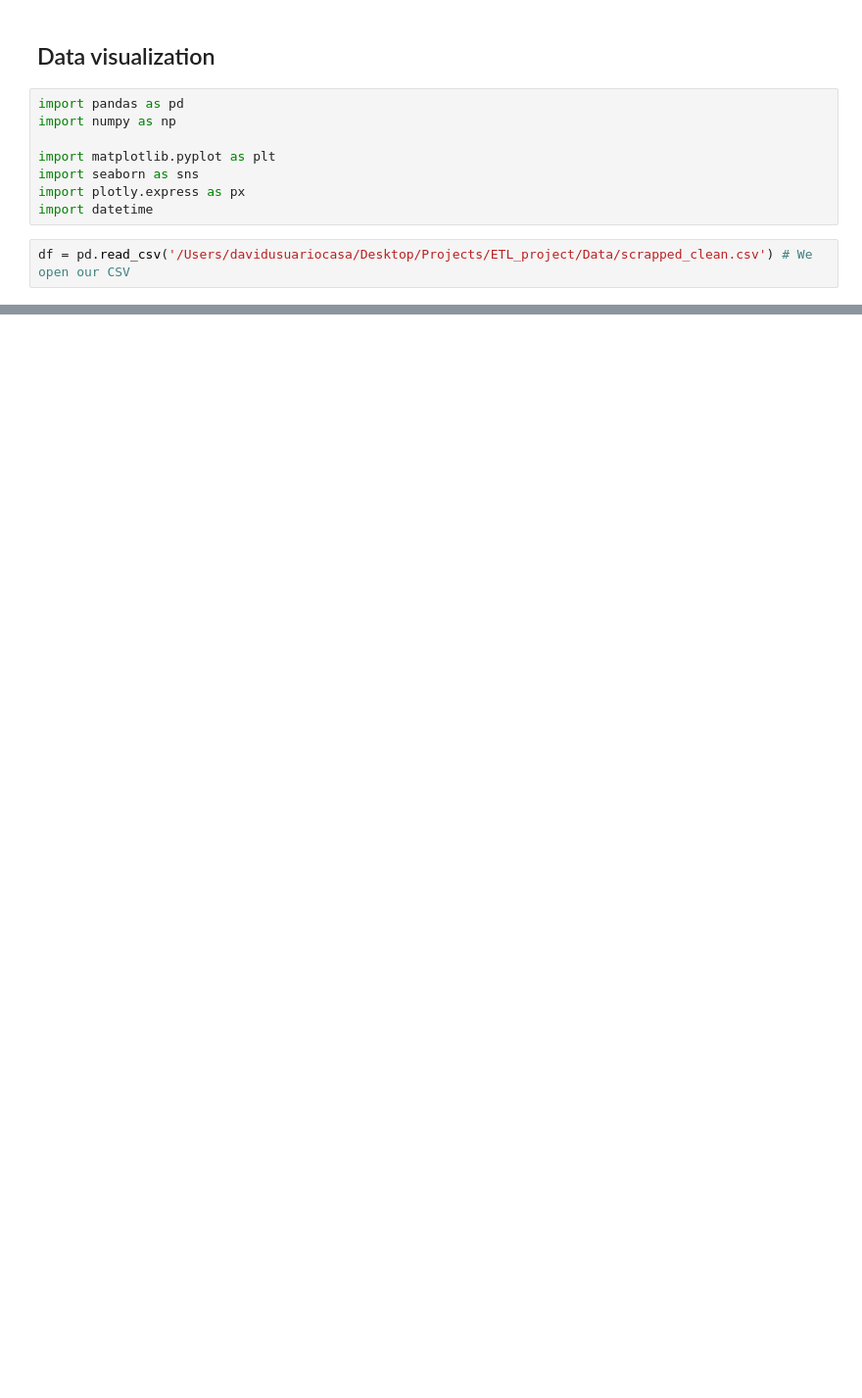
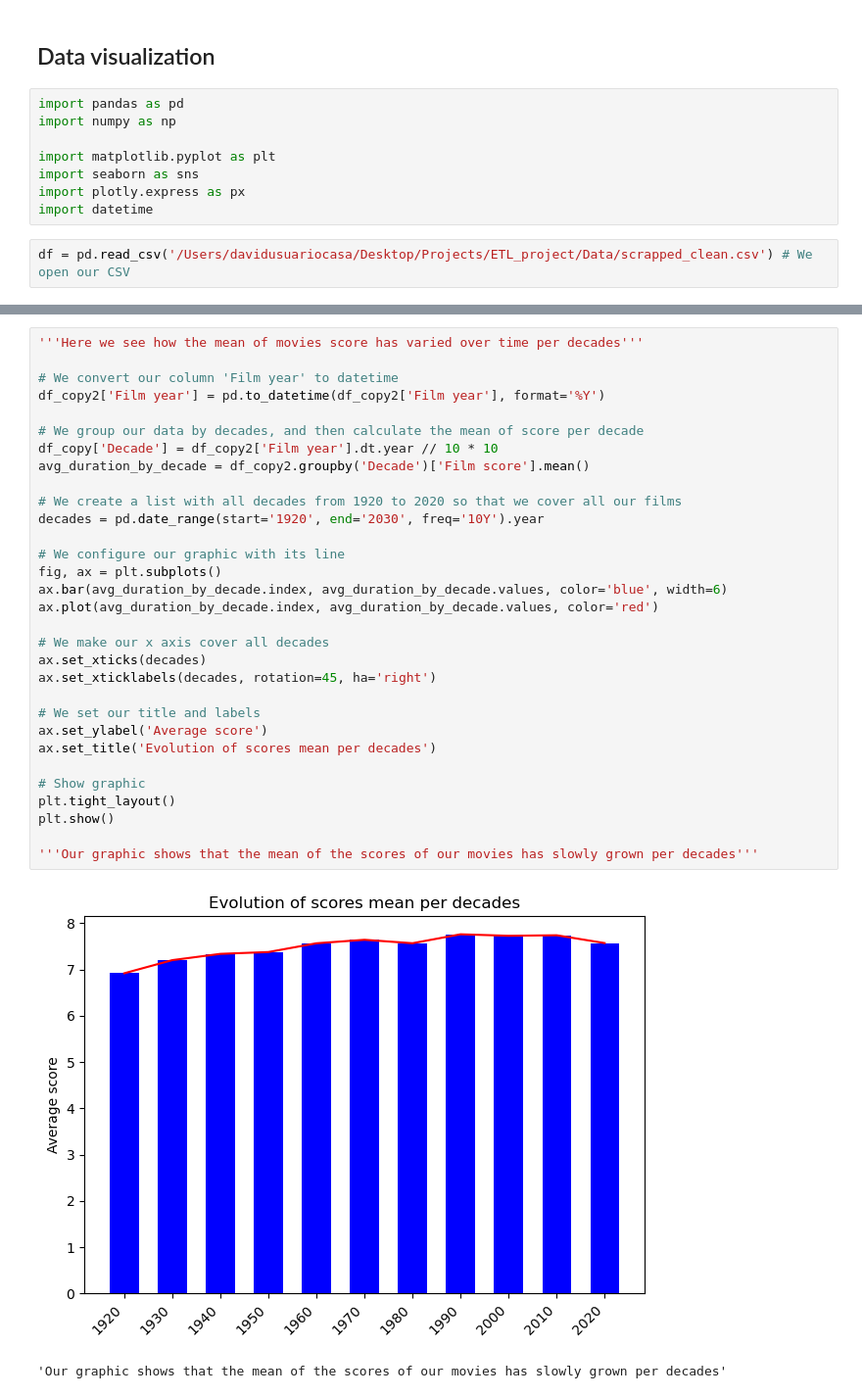
Before and after one commit to davidfernandez1619/ETL_project, a Jupyter notebook: Notebooks/5-Visualization.ipynb, the cells around one changed output, grey strips where cells are left out. Shown at 98% size. Drawn from its saved outputs; the diff is of its cells as text; blank space fills up the shorter version.

```diff
--- a/Notebooks/5-Visualization.ipynb
+++ b/Notebooks/5-Visualization.ipynb
@@ -126,0 +131,34 @@ df
+# %%
+'''Here we see how the mean of movies score has varied over time per decades'''
+
+# We convert our column 'Film year' to datetime
+df_copy2['Film year'] = pd.to_datetime(df_copy2['Film year'], format='%Y')
+
+# We group our data by decades, and then calculate the mean of score per decade
+df_copy['Decade'] = df_copy2['Film year'].dt.year // 10 * 10
+avg_duration_by_decade = df_copy2.groupby('Decade')['Film score'].mean()
+
+# We create a list with all decades from 1920 to 2020 so that we cover all our films
+decades = pd.date_range(start='1920', end='2030', freq='10Y').year
+
+# We configure our graphic with its line
+fig, ax = plt.subplots()
+ax.bar(avg_duration_by_decade.index, avg_duration_by_decade.values, color='blue', width=6)
+ax.plot(avg_duration_by_decade.index, avg_duration_by_decade.values, color='red')
+
+# We make our x axis cover all decades
+ax.set_xticks(decades)
+ax.set_xticklabels(decades, rotation=45, ha='right')
+
+# We set our title and labels
+ax.set_ylabel('Average score')
+ax.set_title('Evolution of scores mean per decades')
+
+# Show graphic
+plt.tight_layout()
+plt.show()
+
+'''Our graphic shows that the mean of the scores of our movies has slowly grown per decades'''
+# %% [output]
+[figure, added]
+'Our graphic shows that the mean of the scores of our movies has slowly grown per decades'
```
Also changed, not shown: parts of 16 cells of this notebook, 3 other files.
